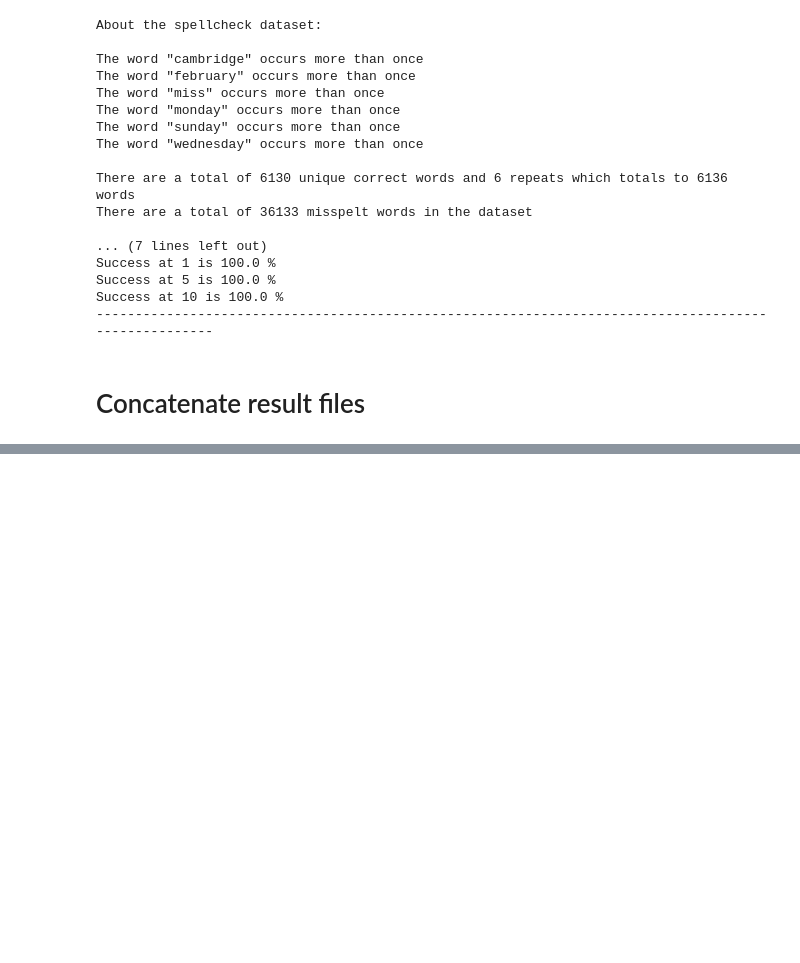
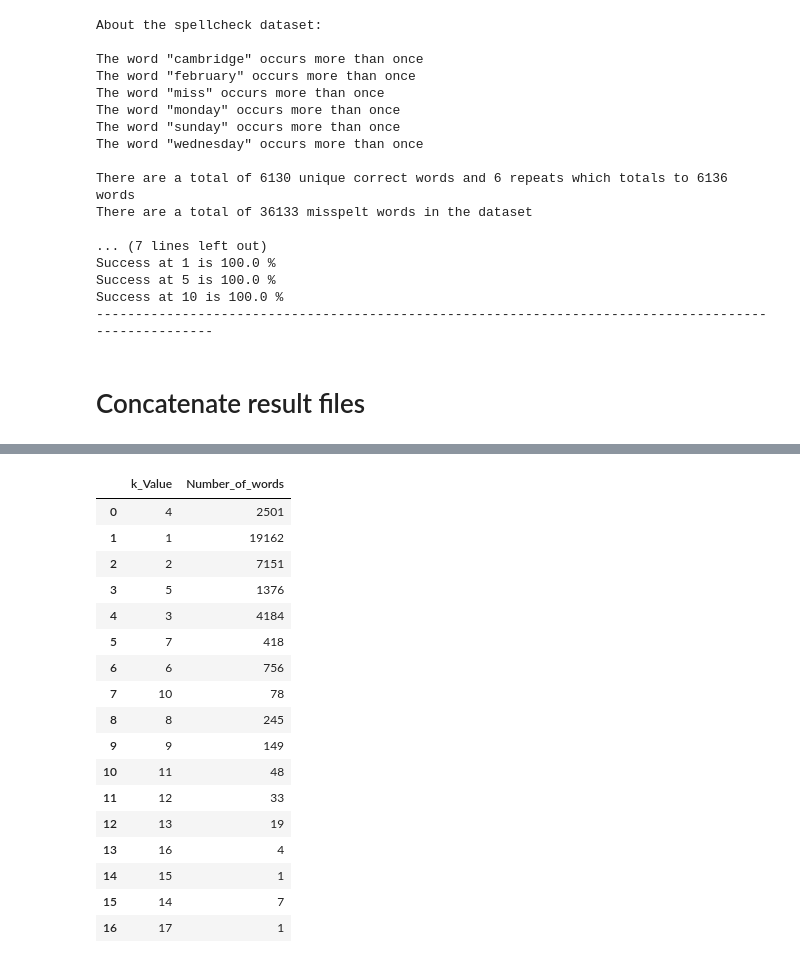
Before and after one commit to claudiarichardxx/Spell-Correction-Using-MED, a Jupyter notebook: examples/spellCheckUsingMED.ipynb, the cells around one changed output, grey strips where cells are left out. Drawn from its saved outputs; the diff is of its cells as text; code cells hidden in the pictures; blank space fills up the shorter version.

```diff
--- a/examples/spellCheckUsingMED.ipynb
+++ b/examples/spellCheckUsingMED.ipynb
@@ -175,0 +199,21 @@ Success at 10 is 99.69 %
+# %%
+df
+# %% [output]
+|  | k_Value | Number_of_words |
+| 0 | 4 | 2501 |
+| 1 | 1 | 19162 |
+| 2 | 2 | 7151 |
+| 3 | 5 | 1376 |
+| 4 | 3 | 4184 |
+| 5 | 7 | 418 |
+| 6 | 6 | 756 |
+| 7 | 10 | 78 |
+| 8 | 8 | 245 |
+| 9 | 9 | 149 |
+| 10 | 11 | 48 |
+| 11 | 12 | 33 |
+| 12 | 13 | 19 |
+| 13 | 16 | 4 |
+| 14 | 15 | 1 |
+| 15 | 14 | 7 |
+| 16 | 17 | 1 |
```
Also changed, not shown: parts of 9 cells of this notebook, 4 other files.
